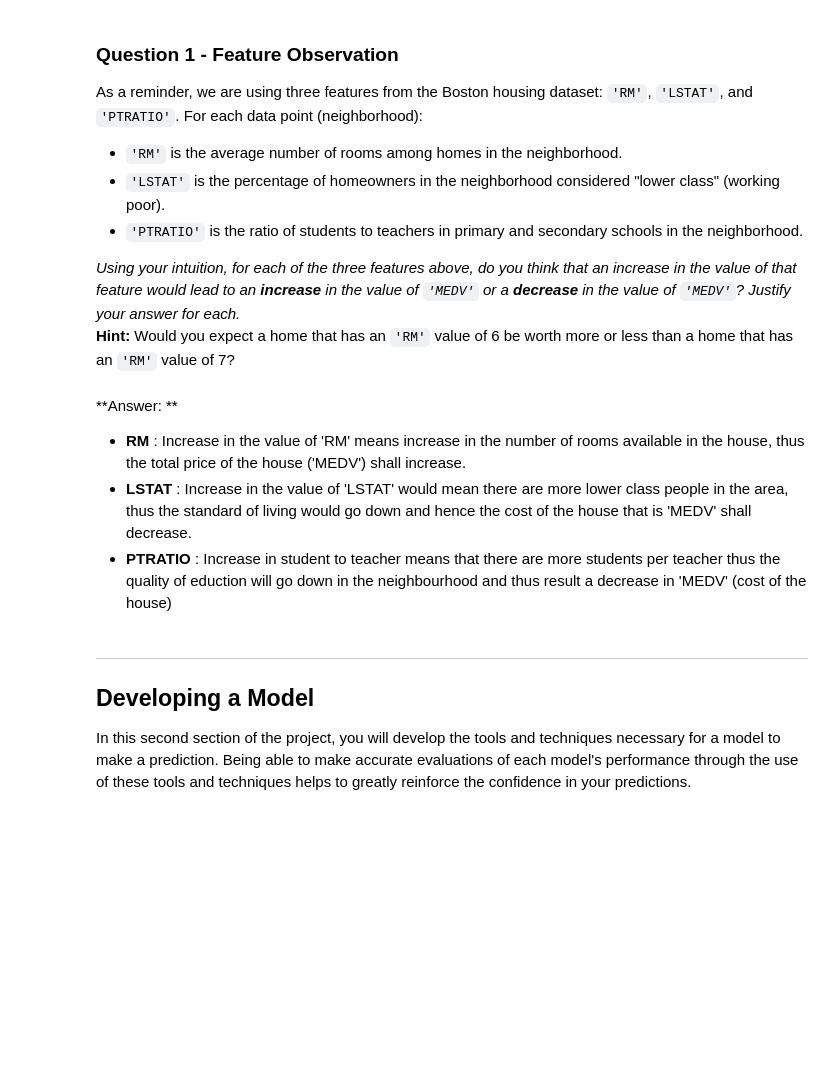
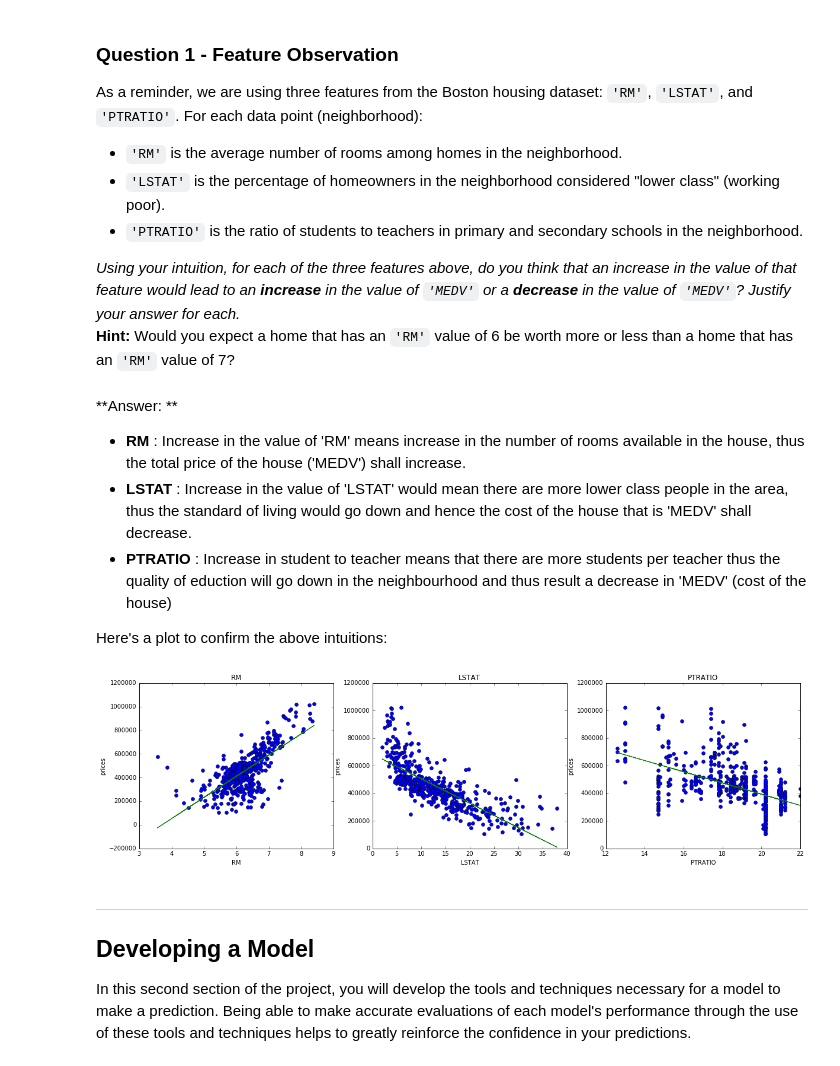
Before and after one commit to Joylal4896/Boston-Housing-Regression-Model, a Jupyter notebook: boston_housing.ipynb, the cells around one changed output. Cells and saved outputs as stored; diff of their text form; code cells hidden in the pictures; blank space fills up the shorter version.

```diff
--- a/boston_housing.ipynb
+++ b/boston_housing.ipynb
@@ -97,6 +97,23 @@ _Using your intuition, for each of the three features above, do you think that a
 * **RM** : Increase in the value of 'RM' means increase in the number of rooms available in the house, thus the total price of the house ('MEDV') shall increase.
 * **LSTAT** : Increase in the value of 'LSTAT' would mean there are more lower class people in the area, thus the standard of living would go down and hence the cost of the house that is 'MEDV' shall decrease.
 * **PTRATIO** : Increase in student to teacher means that there are more students per teacher thus the quality of eduction will go down in the neighbourhood and thus result a decrease in 'MEDV' (cost of the house)
+
+Here's a plot to confirm the above intuitions:
+# %%
+import matplotlib.pyplot as plt
+
+plt.figure(figsize=(20, 5))
+
+for i, col in enumerate(features.columns):
+    plt.subplot(1, 3, i + 1)
+    plt.plot(data[col], prices, 'o')  # scatter the data points
+    m, b = np.polyfit(data[col], prices, 1) # slope and intercept of regression line
+    plt.plot(data[col], m*data[col] + b)
+    plt.title(col)
+    plt.xlabel(col)
+    plt.ylabel('prices')
+# %% [output]
+[figure, added]
 # %% [markdown]
 ----
 
```
Also changed, not shown: parts of 9 cells of this notebook, 1 other file.
